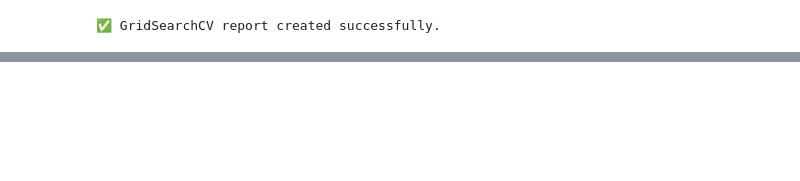
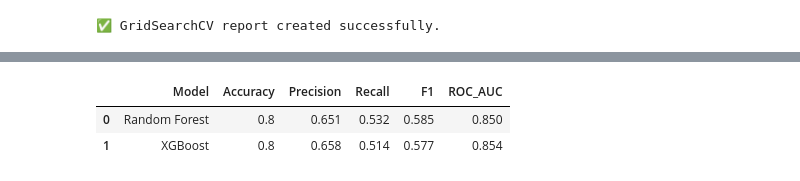
Before and after one commit to Michael-Cool/telco-churn-mlops, a Jupyter notebook: notebooks/model_training.ipynb, the cells around one changed output, grey strips where cells are left out. Drawn from its saved outputs; the diff is of its cells as text; code cells hidden in the pictures; blank space fills up the shorter version.

```diff
--- a/notebooks/model_training.ipynb
+++ b/notebooks/model_training.ipynb
@@ -385,0 +439,28 @@ print("✅ GridSearchCV report created successfully.")
+# %%
+results = []
+
+for name, model in [("Random Forest", rf_best), ("XGBoost", xgb_best)]:
+    y_pred = model.predict(X_test)
+    y_proba = model.predict_proba(X_test)[:,1]
+
+    acc = accuracy_score(y_test, y_pred)
+    prec = precision_score(y_test, y_pred)
+    rec = recall_score(y_test, y_pred)
+    f1 = f1_score(y_test, y_pred)
+    auc = roc_auc_score(y_test, y_proba)
+
+    results.append({
+        "Model": name,
+        "Accuracy": round(acc, 3),
+        "Precision": round(prec, 3),
+        "Recall": round(rec, 3),
+        "F1": round(f1, 3),
+        "ROC_AUC": round(auc, 3)
+    })
+
+df_results = pd.DataFrame(results)
+df_results
+# %% [output]
+|  | Model | Accuracy | Precision | Recall | F1 | ROC_AUC |
+| 0 | Random Forest | 0.8 | 0.651 | 0.532 | 0.585 | 0.850 |
+| 1 | XGBoost | 0.8 | 0.658 | 0.514 | 0.577 | 0.854 |
```
Also changed, not shown: parts of 10 cells of this notebook, 6 other files.
